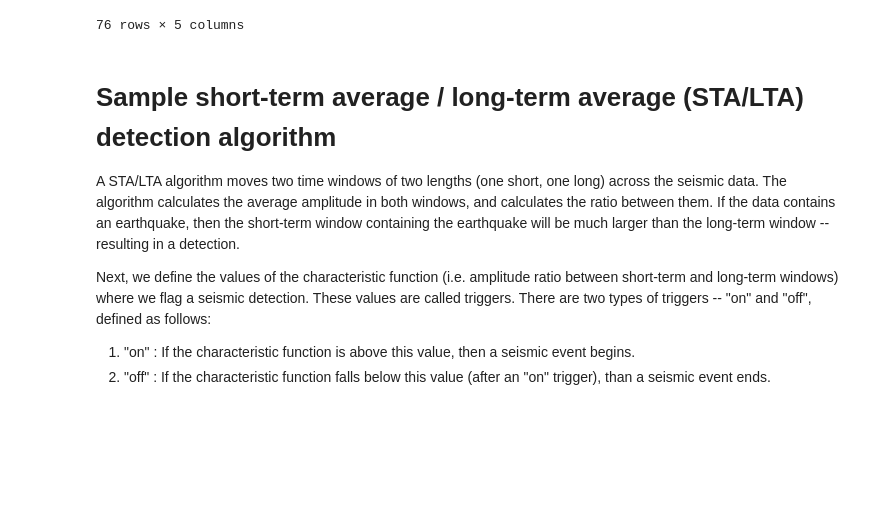
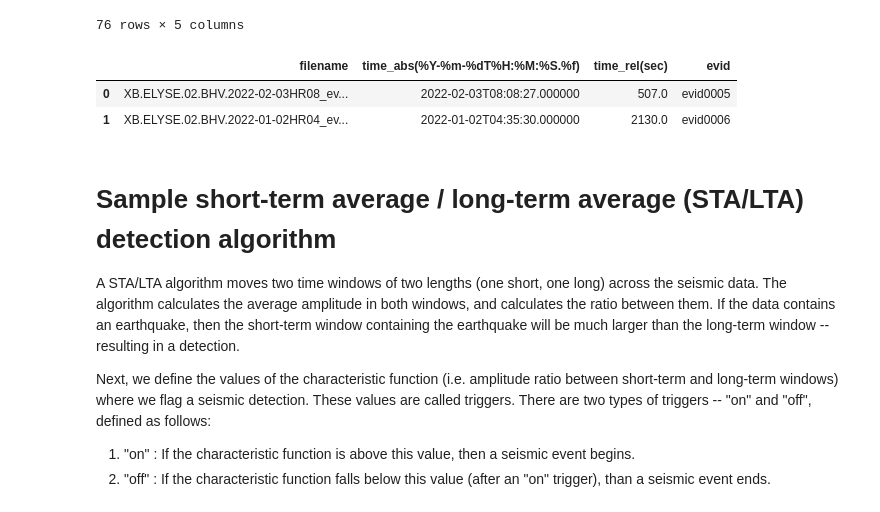
Before and after one commit to thehemen/seismic-detection, a Jupyter notebook: Seismic Detection.ipynb, the cells around one changed output. Saved outputs shown, nothing was run; the diff lists cells and outputs as text; code cells hidden in the pictures; blank space fills up the shorter version.

```diff
--- a/Seismic Detection.ipynb
+++ b/Seismic Detection.ipynb
@@ -33,6 +41,15 @@ cat
 | 74 | xa.s12.00.mhz.1975-06-24HR00_evid... | 1975-06-24T16:03:00.000000 | 57780.0 | evid00196 | impact_mq |
 | 75 | xa.s12.00.mhz.1975-06-26HR00_evid... | 1975-06-26T03:24:00.000000 | 12240.0 | evid00198 | impact_mq |
 76 rows × 5 columns
+# %%
+mars_directory = './data/mars/training/catalogs/'
+mars_file = mars_directory + 'Mars_InSight_training_catalog_final.csv'
+mars_df = pd.read_csv(mars_file)
+mars_df
+# %% [output]
+|  | filename | time_abs(%Y-%m-%dT%H:%M:%S.%f) | time_rel(sec) | evid |
+| 0 | XB.ELYSE.02.BHV.2022-02-03HR08_ev... | 2022-02-03T08:08:27.000000 | 507.0 | evid0005 |
+| 1 | XB.ELYSE.02.BHV.2022-01-02HR04_ev... | 2022-01-02T04:35:30.000000 | 2130.0 | evid0006 |
 # %% [markdown]
 # Sample short-term average / long-term average (STA/LTA) detection algorithm
 
```
Also changed, not shown: parts of 14 cells of this notebook, 5 other files.
